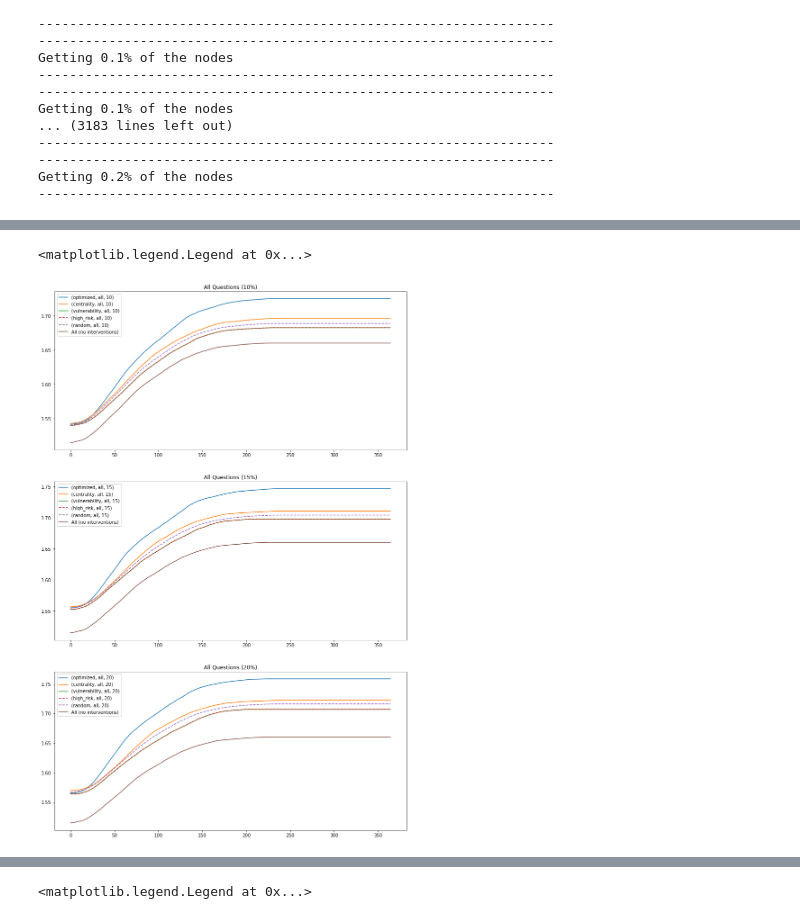
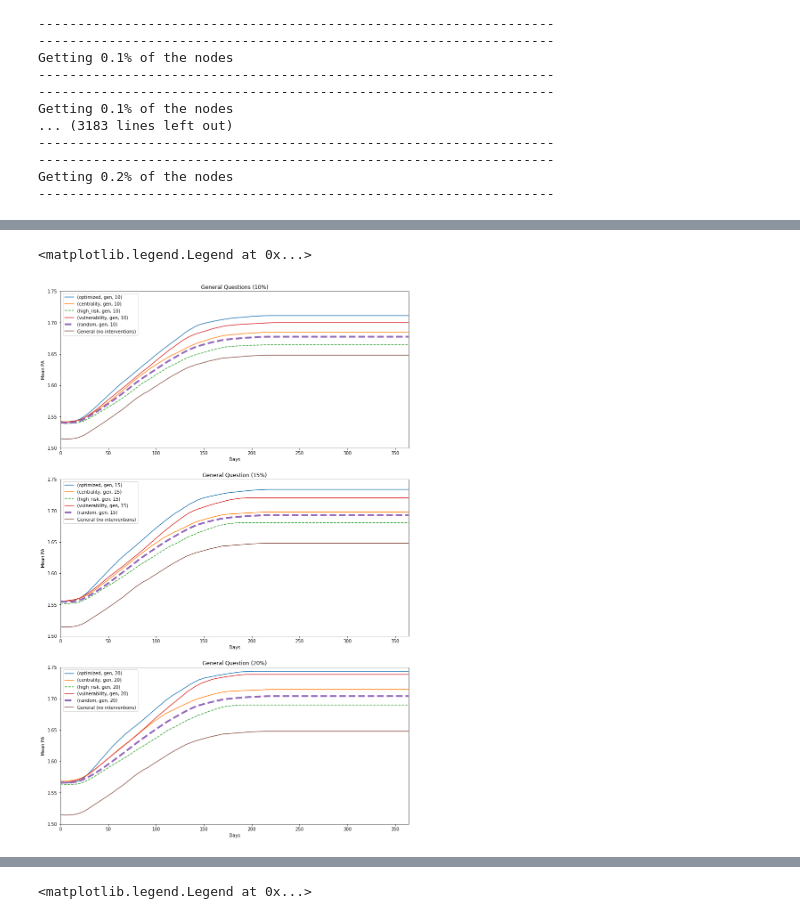
Before and after one commit to ericinlinux/obesity_interventions, a Jupyter notebook: Results_Interventions.ipynb, the cells around one changed output, grey strips where cells are left out. Saved outputs shown, nothing was run; the diff lists cells and outputs as text; code cells hidden in the pictures.

```diff
--- a/Results_Interventions.ipynb
+++ b/Results_Interventions.ipynb
@@ -458,34 +599,46 @@ results_df.plot(figsize=((14,8)))
 # %%
 plt.figure(figsize=((14,22)))
 plt.subplot(311)
-plt.title('All Questions (10%)')
-results_df['optimized', 'all', 10].plot()
-results_df['centrality', 'all', 10].plot()
-results_df['vulnerability', 'all', 10].plot(style='-')
-results_df['high_risk', 'all', 10].plot(style='--')
-results_df['random', 'all', 10].plot(style='--')
-results_no_intervention_df['All (no interventions)'].plot()
+plt.title('General Questions (10%)')
+results_df['optimized', 'gen', 10].plot()
+results_df['centrality', 'gen', 10].plot()
+results_df['high_risk', 'gen', 10].plot(style='--')
+results_df['vulnerability', 'gen', 10].plot(style='-')
+results_df['random', 'gen', 10].plot(style='--', linewidth=4)
+results_no_intervention_df['General (no interventions)'].plot()
+plt.ylim(1.5,1.75)
+plt.xlim(0,364)
+plt.xlabel('Days')
+plt.ylabel('Mean PA')
 plt.legend()
 
 plt.subplot(312)
-plt.title('All Questions (15%)')
-results_df['optimized', 'all', 15].plot()
-results_df['centrality', 'all', 15].plot()
-results_df['vulnerability', 'all', 15].plot(style='-')
-results_df['high_risk', 'all', 15].plot(style='--')
-results_df['random', 'all', 15].plot(style='--')
-results_no_intervention_df['All (no interventions)'].plot()
+plt.title('General Question (15%)')
+results_df['optimized', 'gen', 15].plot()
+results_df['centrality', 'gen', 15].plot()
+results_df['high_risk', 'gen', 15].plot(style='--')
+results_df['vulnerability', 'gen', 15].plot(style='-')
+results_df['random', 'gen', 15].plot(style='--', linewidth=4)
+results_no_intervention_df['General (no interventions)'].plot()
+plt.ylim(1.5,1.75)
+plt.xlim(0,364)
+plt.xlabel('Days')
+plt.ylabel('Mean PA')
 plt.legend()
 
 plt.subplot(313)
-plt.title('All Questions (20%)')
-results_df['optimized', 'all', 20].plot()
-results_df['centrality', 'all', 20].plot()
-results_df['vulnerability', 'all', 20].plot(style='-')
-results_df['high_risk', 'all', 20].plot(style='--')
-results_df['random', 'all', 20].plot(style='--')
-results_no_intervention_df['All (no interventions)'].plot()
+plt.title('General Question (20%)')
+results_df['optimized', 'gen', 20].plot()
+results_df['centrality', 'gen', 20].plot()
+results_df['high_risk', 'gen', 20].plot(style='--')
+results_df['vulnerability', 'gen', 20].plot(style='-')
+results_df['random', 'gen', 20].plot(style='--', linewidth=4)
+results_no_intervention_df['General (no interventions)'].plot()
+plt.ylim(1.5,1.75)
+plt.xlim(0,364)
+plt.xlabel('Days')
+plt.ylabel('Mean PA')
 plt.legend()
 # %% [output]
 <matplotlib.legend.Legend at 0x...>
-[figure, old version]
+[figure, new version]
```
Also changed, not shown: parts of 19 cells of this notebook, 1 other file.
